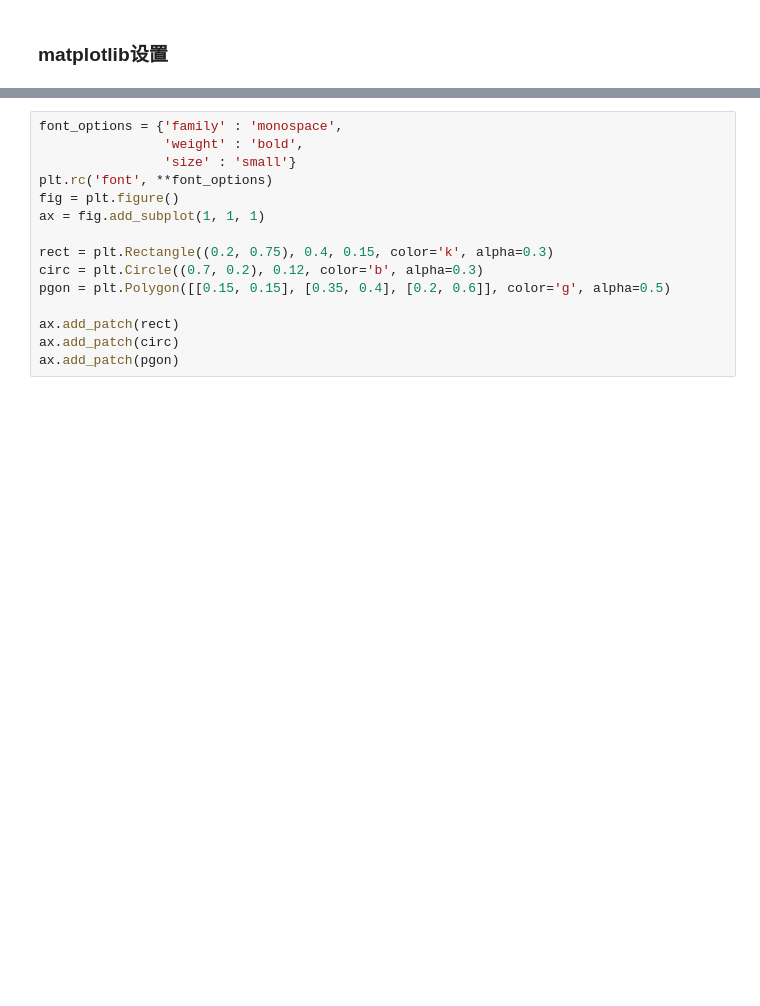
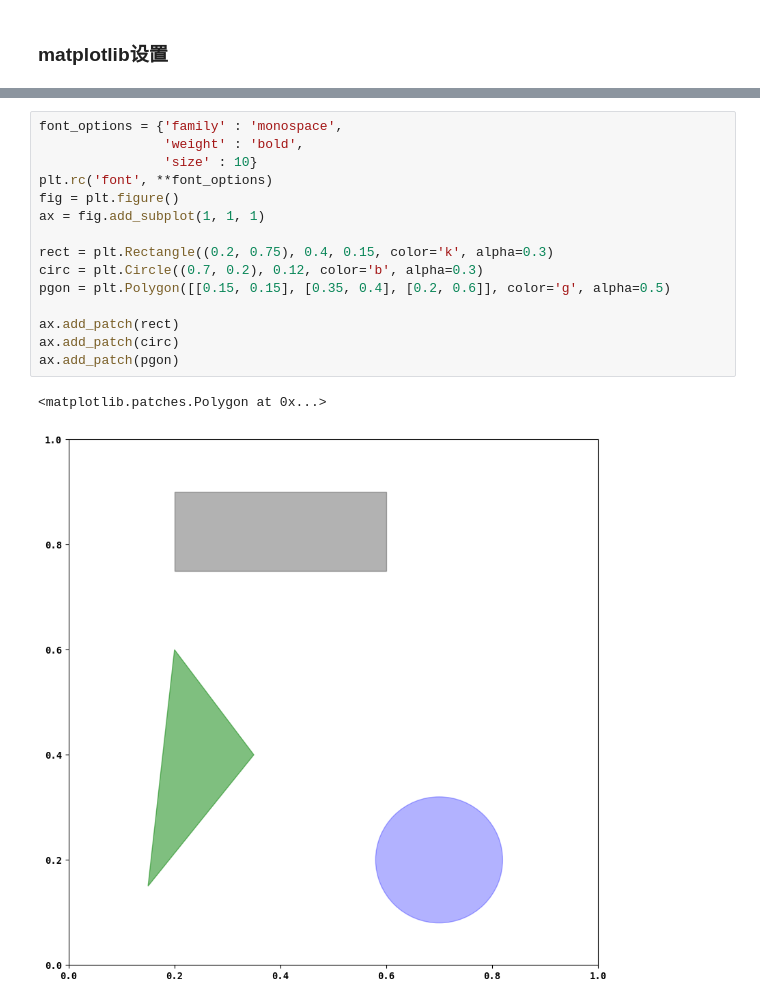
Before and after one commit to ZUTOMATO/tomato, a Jupyter notebook: docs/md/plt.ipynb, the cells around one changed output, grey strips where cells are left out. Cells and saved outputs as stored; diff of their text form; blank space fills up the shorter version.

```diff
--- a/docs/md/plt.ipynb
+++ b/docs/md/plt.ipynb
@@ -217,15 +217,18 @@ ax.add_patch(pgon)
 # %%
 font_options = {'family' : 'monospace',
 				'weight' : 'bold',
-				'size' : 'small'}
+				'size' : 10}
 plt.rc('font', **font_options)
 fig = plt.figure()
 ax = fig.add_subplot(1, 1, 1)
 
 rect = plt.Rectangle((0.2, 0.75), 0.4, 0.15, color='k', alpha=0.3)
 circ = plt.Circle((0.7, 0.2), 0.12, color='b', alpha=0.3)
 pgon = plt.Polygon([[0.15, 0.15], [0.35, 0.4], [0.2, 0.6]], color='g', alpha=0.5)
 
 ax.add_patch(rect)
 ax.add_patch(circ)
 ax.add_patch(pgon)
+# %% [output]
+<matplotlib.patches.Polygon at 0x...>
+[figure, added]
```
Also changed, not shown: parts of 17 cells of this notebook, 21 other files.
